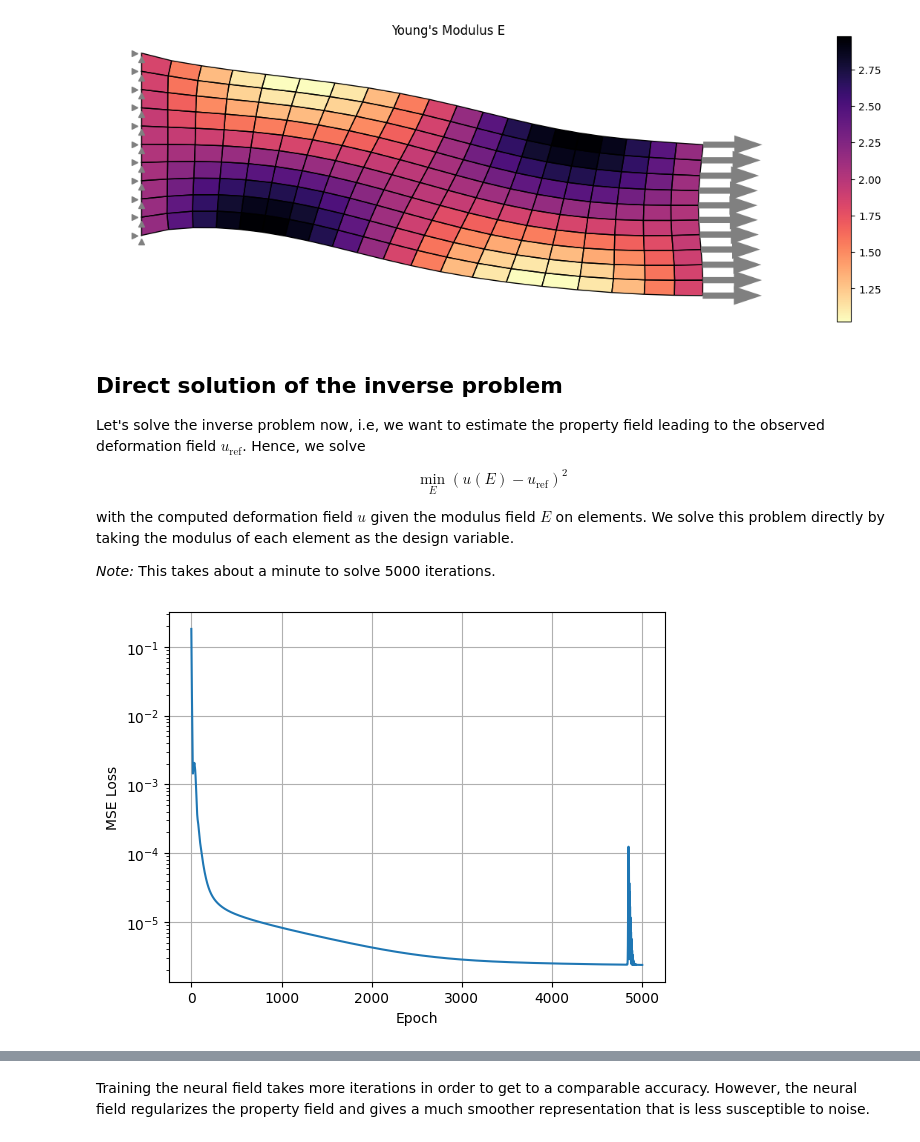
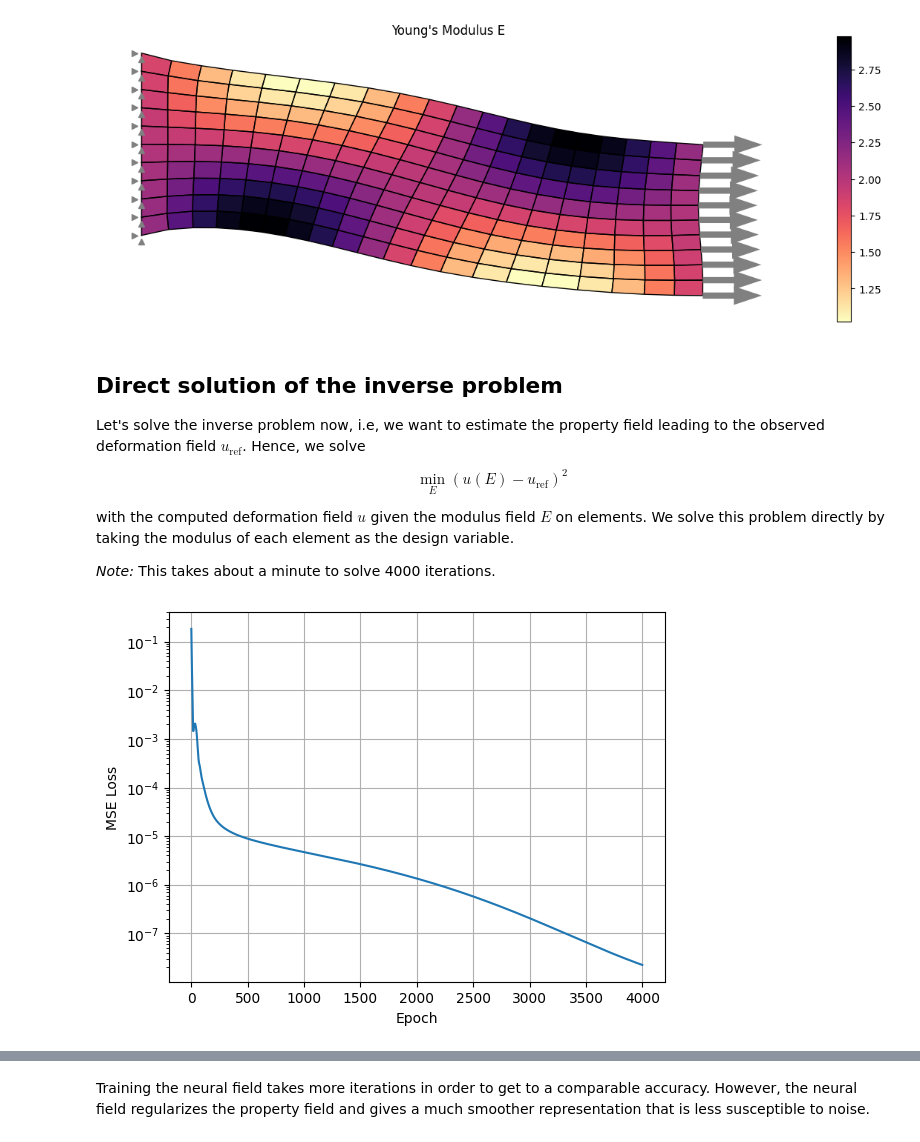
Before and after one commit to meyer-nils/torch-fem, a Jupyter notebook: examples/optimization/planar/property_fields.ipynb, the cells around one changed output, grey strips where cells are left out. Drawn from its saved outputs; the diff is of its cells as text; code cells hidden in the pictures.

```diff
--- a/examples/optimization/planar/property_fields.ipynb
+++ b/examples/optimization/planar/property_fields.ipynb
@@ -86,40 +84,40 @@ $$
 
 with the computed deformation field $u$ given the modulus field $E$ on elements. We solve this problem directly by taking the modulus of each element as the design variable.
 
-*Note:* This takes about a minute to solve 5000 iterations.
+*Note:* This takes about a minute to solve 4000 iterations.
 # %%
 # Set up optimization
 E_direct = torch.ones(elements.shape[0], requires_grad=True)
 optimizer = torch.optim.Adam([E_direct], lr=0.1)
 history = []
 
-for epoch in tqdm(range(5000)):
+for epoch in tqdm(range(4000)):
     # Reset gradients
     optimizer.zero_grad()
 
     # Update material field
     sample.material = IsotropicElasticityPlaneStress(E=E_direct, nu=nu_centers)
 
     # Compute MSE loss between predicted and reference displacements
     u, _, _, _, _ = sample.solve()
     loss = torch.mean((u - u_ref) ** 2)
 
     # Make optimizer step
     loss.backward()
     optimizer.step()
 
     # Append training loss
     with torch.autograd.no_grad():
         history.append(float(loss.data))
 
 # Plot history
 plt.semilogy(history)
 plt.xlabel("Epoch")
 plt.ylabel("MSE Loss")
 plt.grid()
 plt.show()
 # %% [output]
-[figure, old version]
+[figure, new version]
 # %%
 fig, ax = plt.subplots(figsize=(15, 5))
 
```
Also changed, not shown: parts of 15 cells of this notebook.
